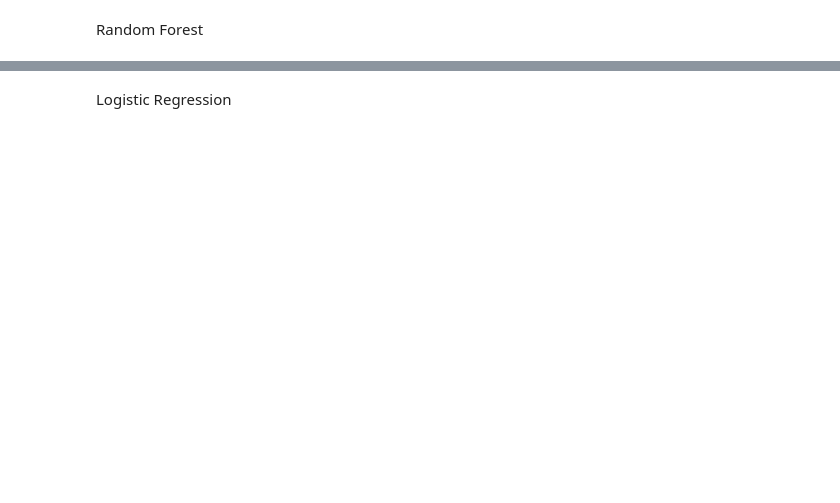
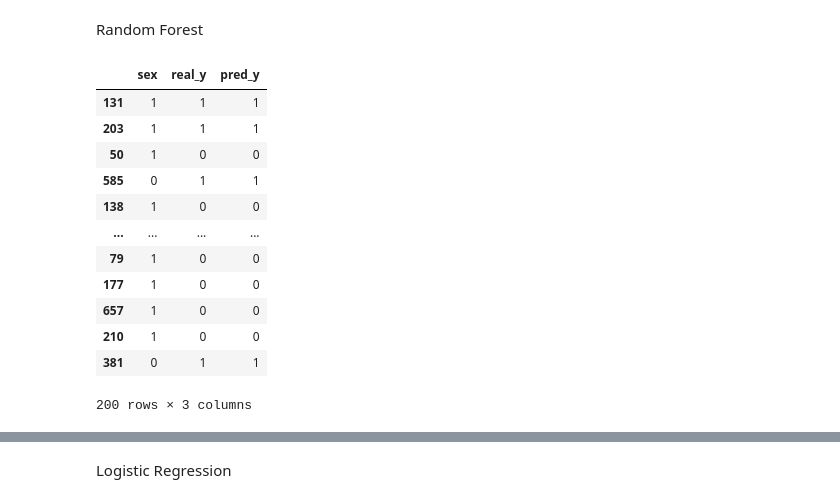
Before and after one commit to Bipauli/German_credit_ML, a Jupyter notebook: baseline_models.ipynb, the cells around one changed output, grey strips where cells are left out. Cells and saved outputs as stored; diff of their text form; code cells hidden in the pictures; blank space fills up the shorter version.

```diff
--- a/baseline_models.ipynb
+++ b/baseline_models.ipynb
@@ -511,9 +591,25 @@ Conditional True Positive Rate for sex = 1 (men): 0.7619047619047619
 # %% [markdown]
 Random Forest
 # %%
-rf_results = pd.DataFrame(X_test_encoded['sex'])
+rf_results = pd.DataFrame(X_test['sex'])
 rf_results['real_y'] = y_test
 rf_results['pred_y'] = y_pred_rf
+# %%
+rf_results
+# %% [output]
+|  | sex | real_y | pred_y |
+| 131 | 1 | 1 | 1 |
+| 203 | 1 | 1 | 1 |
+| 50 | 1 | 0 | 0 |
+| 585 | 0 | 1 | 1 |
+| 138 | 1 | 0 | 0 |
+| ... | ... | ... | ... |
+| 79 | 1 | 0 | 0 |
+| 177 | 1 | 0 | 0 |
+| 657 | 1 | 0 | 0 |
+| 210 | 1 | 0 | 0 |
+| 381 | 0 | 1 | 1 |
+200 rows × 3 columns
 # %%
 # Calculate and print the results for sex = 0 and sex = 1
 rf_tpr_sex_0 = conditional_true_positive_rate(rf_results, 0)
```
Also changed, not shown: parts of 34 cells of this notebook.
